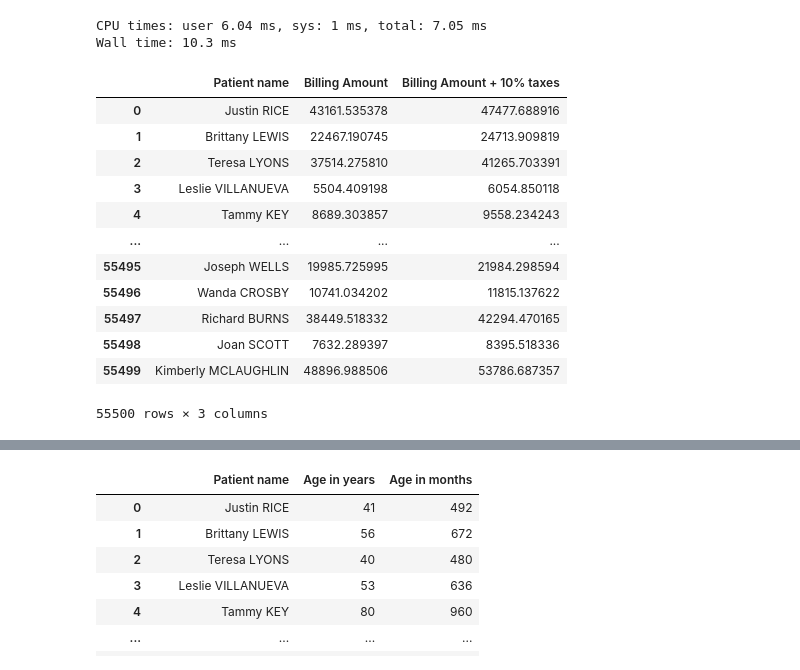
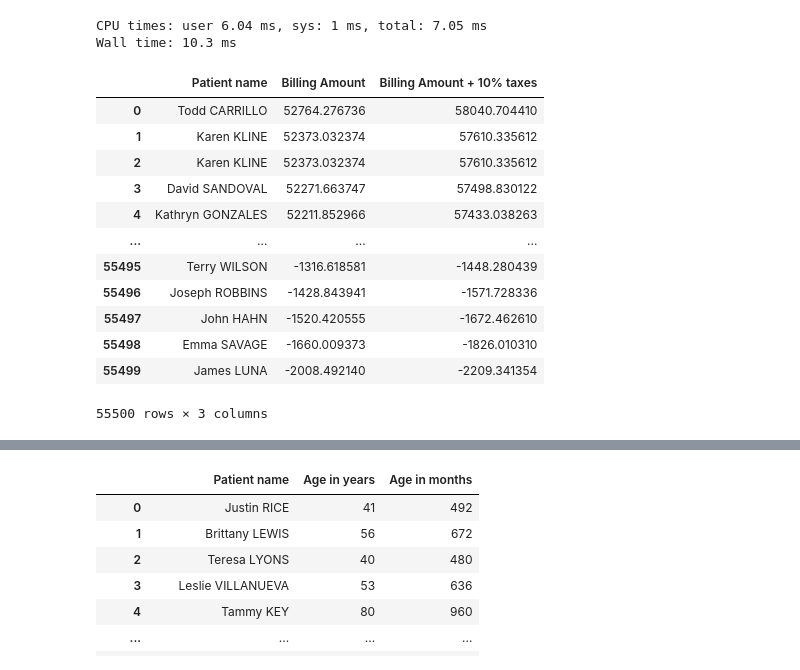
Before and after one commit to turing-db/turingdb-examples, a Jupyter notebook: examples/notebooks/public_version/healthcare_dataset.ipynb, the cells around one changed output, grey strips where cells are left out. Saved outputs shown, nothing was run; the diff lists cells and outputs as text; code cells hidden in the pictures.

Commit message:
Add tests of ORDER BY in queries

```diff
--- a/examples/notebooks/public_version/healthcare_dataset.ipynb
+++ b/examples/notebooks/public_version/healthcare_dataset.ipynb
@@ -804,28 +804,29 @@ Wall time: 10.3 ms
 # %%
 %%time
 
 # Average billing with 10% tax estimate
 command = """
 MATCH (n:Patient)
 RETURN n.displayName, n.`Billing Amount`, n.`Billing Amount` * 1.1
+ORDER BY n.`Billing Amount` DESC
 """
 df = client.query(command)
 if df.empty:
     print("No result found")
 else:
     df.columns = ["Patient name", "Billing Amount", "Billing Amount + 10% taxes"]
     display(df)
 # %% [output]
 |  | Patient name | Billing Amount | Billing Amount + 10% taxes |
-| 0 | Justin RICE | 43161.535378 | 47477.688916 |
-| 1 | Brittany LEWIS | 22467.190745 | 24713.909819 |
-| 2 | Teresa LYONS | 37514.275810 | 41265.703391 |
-| 3 | Leslie VILLANUEVA | 5504.409198 | 6054.850118 |
-| 4 | Tammy KEY | 8689.303857 | 9558.234243 |
+| 0 | Todd CARRILLO | 52764.276736 | 58040.704410 |
+| 1 | Karen KLINE | 52373.032374 | 57610.335612 |
+| 2 | Karen KLINE | 52373.032374 | 57610.335612 |
+| 3 | David SANDOVAL | 52271.663747 | 57498.830122 |
+| 4 | Kathryn GONZALES | 52211.852966 | 57433.038263 |
 | ... | ... | ... | ... |
-| 55495 | Joseph WELLS | 19985.725995 | 21984.298594 |
-| 55496 | Wanda CROSBY | 10741.034202 | 11815.137622 |
-| 55497 | Richard BURNS | 38449.518332 | 42294.470165 |
-| 55498 | Joan SCOTT | 7632.289397 | 8395.518336 |
-| 55499 | Kimberly MCLAUGHLIN | 48896.988506 | 53786.687357 |
+| 55495 | Terry WILSON | -1316.618581 | -1448.280439 |
+| 55496 | Joseph ROBBINS | -1428.843941 | -1571.728336 |
+| 55497 | John HAHN | -1520.420555 | -1672.462610 |
+| 55498 | Emma SAVAGE | -1660.009373 | -1826.010310 |
+| 55499 | James LUNA | -2008.492140 | -2209.341354 |
 55500 rows × 3 columns
```
Also changed, not shown: parts of 1 cell of this notebook, 2 other files.
